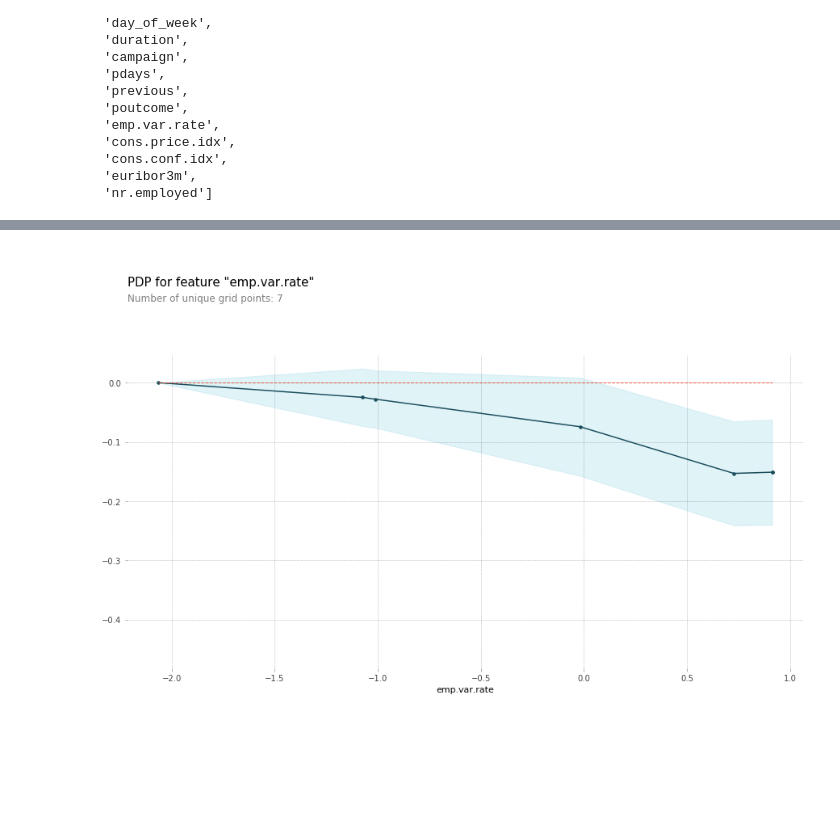
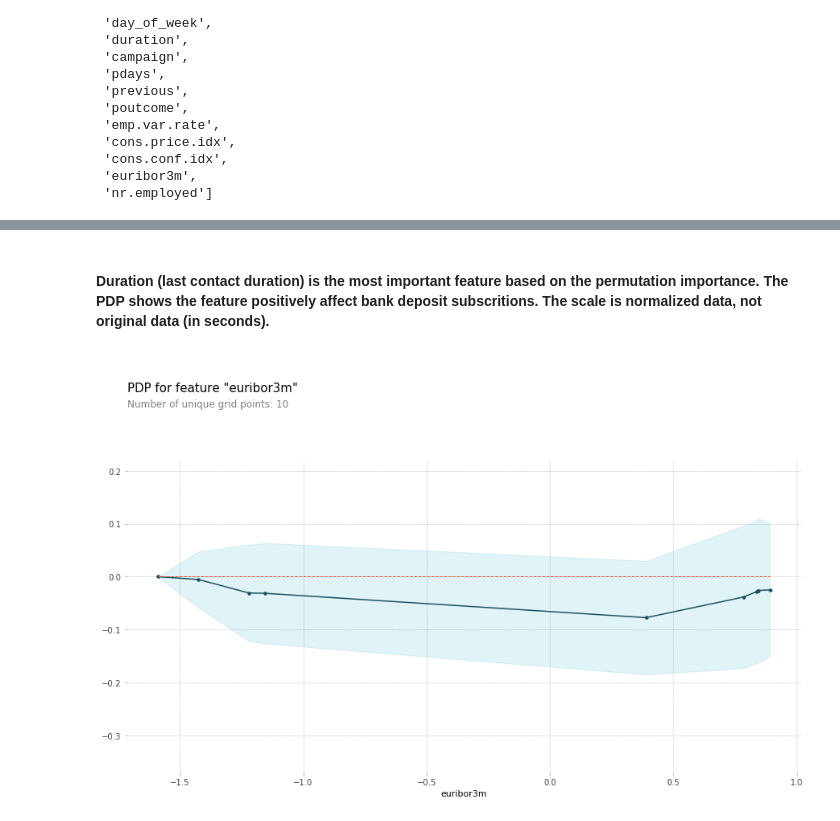
Before and after one commit to Jun-depo/Bank-deposit-subscription, a Jupyter notebook: Bank deposit--unbalanced-data-one-hot-encoder-RF-Wt_Balanced-feat-importance.ipynb, the cells around one changed output, grey strips where cells are left out. Saved outputs shown, nothing was run; the diff lists cells and outputs as text; code cells hidden in the pictures; blank space fills up the shorter version.

```diff
--- a/Bank deposit--unbalanced-data-one-hot-encoder-RF-Wt_Balanced-feat-importance.ipynb
+++ b/Bank deposit--unbalanced-data-one-hot-encoder-RF-Wt_Balanced-feat-importance.ipynb
@@ -140,5 +114,2 @@ Pipeline(steps=[('columntransformer',
 # %%
-clf_rf3 = make_pipeline(
-    one_hot_encoder, RandomForestClassifier(n_estimators=30, min_samples_leaf=1, class_weight='balanced')
-)
-clf_rf3.fit(X_train, y_train)
+clf_rf3 = RandomForestClassifier(n_estimators=30, min_samples_leaf=1, class_weight='balanced').fit(X_train, y_train)
@@ -155,5 +116,2 @@ Pipeline(steps=[('columntransformer',
 # %%
-clf_rf4 = make_pipeline(
-    one_hot_encoder, RandomForestClassifier(n_estimators=10, min_samples_leaf=3, class_weight='balanced')
-)
-clf_rf4.fit(X_train, y_train)
+clf_rf4 = RandomForestClassifier(n_estimators=10, min_samples_leaf=3, class_weight='balanced').fit(X_train, y_train)
@@ -170,5 +118,2 @@ Pipeline(steps=[('columntransformer',
 # %%
-clf_rf5 = make_pipeline(
-    one_hot_encoder, RandomForestClassifier(n_estimators=10, min_samples_leaf=6, class_weight='balanced')
-)
-clf_rf5.fit(X_train, y_train)
+clf_rf5 = RandomForestClassifier(n_estimators=10, min_samples_leaf=6, class_weight='balanced').fit(X_train, y_train)
@@ -185,5 +120,2 @@ Pipeline(steps=[('columntransformer',
 # %%
-clf_rf6 = make_pipeline(
-    one_hot_encoder, RandomForestClassifier(n_estimators=20, min_samples_leaf=3, class_weight='balanced')
-)
-clf_rf6.fit(X_train, y_train)
+clf_rf6 = RandomForestClassifier(n_estimators=20, min_samples_leaf=3, class_weight='balanced').fit(X_train, y_train)
@@ -413,13 +308,14 @@ plt.show()
 [figure]
+# %% [markdown]
+#### Duration (last contact duration) is the most important feature based on the permutation importance.  The PDP shows the feature positively affect bank deposit subscritions.  The scale is normalized data, not original data (in seconds).
 # %%
-from matplotlib import pyplot as plt
-from pdpbox import pdp, get_dataset, info_plots
-
 # Create the data that we will plot
-emp_var_rate = pdp.pdp_isolate(model=clf_rf6, dataset=X_test, model_features=feature_names, feature='emp.var.rate')
+feat_name = 'euribor3m'
+euribor3m = pdp.pdp_isolate(model=clf_rf6, dataset=X_test, model_features=feature_names, feature=feat_name)
 
 # plot it
-pdp.pdp_plot(emp_var_rate, 'emp.var.rate')
+pdp.pdp_plot(euribor3m, feat_name)
+plt.savefig("PDP_Euribor3m.png", dpi=300)
 plt.show()
 # %% [output]
-[figure, old version]
+[figure, new version]
```
Also changed, not shown: parts of 31 cells of this notebook, 4 other files.
